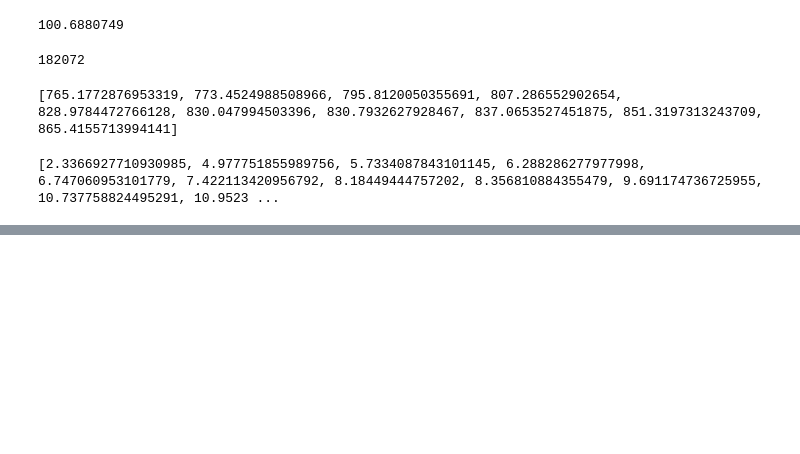
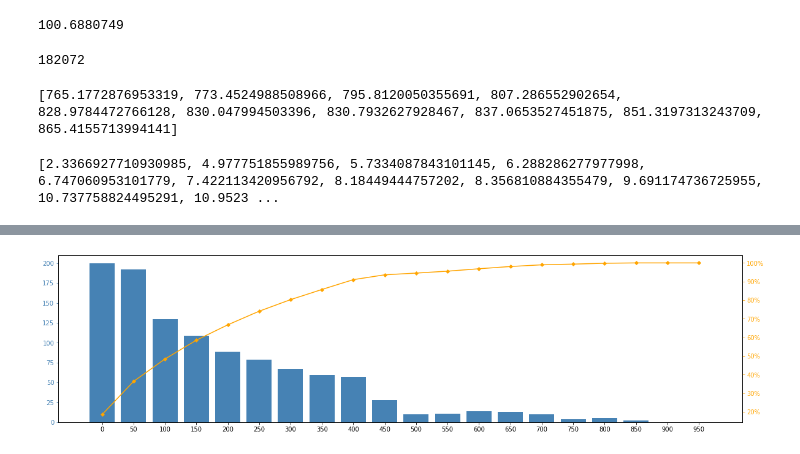
Before and after one commit to multi-order-planning-RBH/predictor, a Jupyter notebook: graph_fixing.ipynb, the cells around one changed output, grey strips where cells are left out. Drawn from its saved outputs; the diff is of its cells as text; code cells hidden in the pictures; blank space fills up the shorter version.

```diff
--- a/graph_fixing.ipynb
+++ b/graph_fixing.ipynb
@@ -130,0 +150,8 @@ print(sorted(rets))
+# %%
+bin_size = 50
+cnt = 20*[0]
+for dist in all_dists:
+    dist_1 = int(dist+0.5)
+#     print(dist_1//bin_size,dist_1)
+    cnt[dist_1//bin_size]+=1
+print(cnt)
@@ -130,0 +160,11 @@ print(sorted(rets))
+# %%
+import pandas as pd
+df = pd.DataFrame({'count': cnt})
+df.index = [str(i*bin_size) for i in range(20)]
+# df = df.sort_values(by='count', ascending=False)
+
+#add column to display cumulative percentage
+df['cumperc'] = df['count'].cumsum()/df['count'].sum()*100
+
+#view DataFrame
+df
@@ -130,0 +189,26 @@ print(sorted(rets))
+# %%
+import matplotlib.pyplot as plt
+from matplotlib.ticker import PercentFormatter
+
+#define aesthetics for plot
+color1 = 'steelblue'
+color2 = 'orange'
+line_size = 4
+
+#create basic bar plot
+fig, ax = plt.subplots(figsize=(20,5))
+ax.bar(df.index, df['count'], color=color1)
+
+#add cumulative percentage line to plot
+ax2 = ax.twinx()
+ax2.plot(df.index, df['cumperc'], color=color2, marker="D", ms=line_size)
+ax2.yaxis.set_major_formatter(PercentFormatter())
+
+#specify axis colors
+ax.tick_params(axis='y', colors=color1)
+ax2.tick_params(axis='y', colors=color2)
+
+#display Pareto chart
+plt.show()
+# %% [output]
+[figure, added]
```
Also changed, not shown: parts of 5 cells of this notebook, 2 other files.
